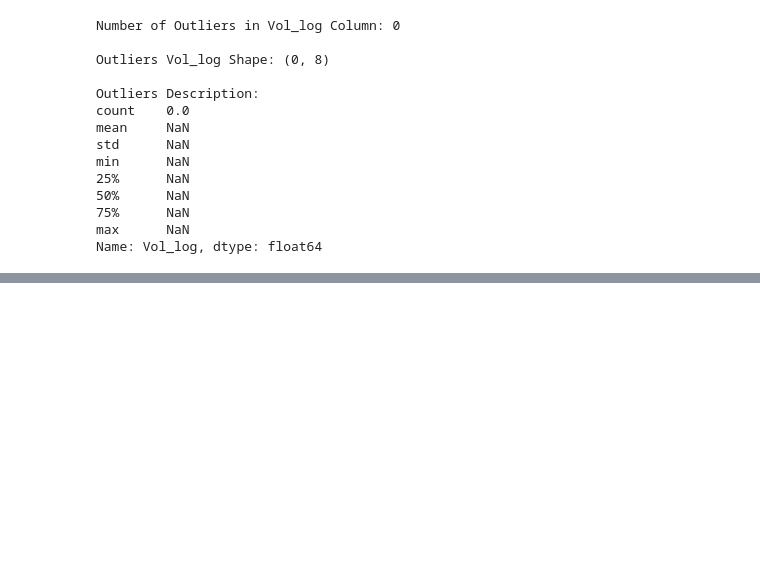
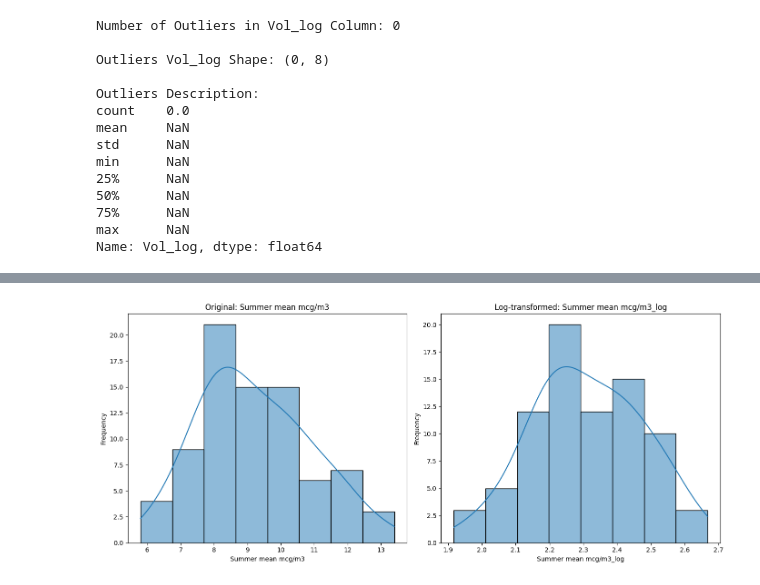
Before and after one commit to PonceEvelin/CS210_FinalProject, a Jupyter notebook: 01_data_cleaning.ipynb, the cells around one changed output, grey strips where cells are left out. Cells and saved outputs as stored; diff of their text form; code cells hidden in the pictures; blank space fills up the shorter version.

```diff
--- a/01_data_cleaning.ipynb
+++ b/01_data_cleaning.ipynb
@@ -276,0 +526,19 @@ traffic_df_cleaned.head()
+# %%
+# histogram comparison to visualize the effect of log transformation on the distribution of the summer mean mcg/m3 columns
+# original distribution for summer
+fig, axes = plt.subplots(1, 2, figsize=(14, 6))
+sns.histplot(fine_particles_df_cleaned['Summer mean mcg/m3'], kde=True, ax=axes[0])
+axes[0].set_title('Original: Summer mean mcg/m3')
+axes[0].set_xlabel('Summer mean mcg/m3')
+axes[0].set_ylabel('Frequency')
+
+# log-transformed distribution for summer
+sns.histplot(fine_particles_df_cleaned['Summer mean mcg/m3_log'], kde=True, ax=axes[1])
+axes[1].set_title('Log-transformed: Summer mean mcg/m3_log')
+axes[1].set_xlabel('Summer mean mcg/m3_log')
+axes[1].set_ylabel('Frequency')
+
+plt.tight_layout()
+plt.show()
+# %% [output]
+[figure, added]
```
Also changed, not shown: parts of 37 cells of this notebook.
